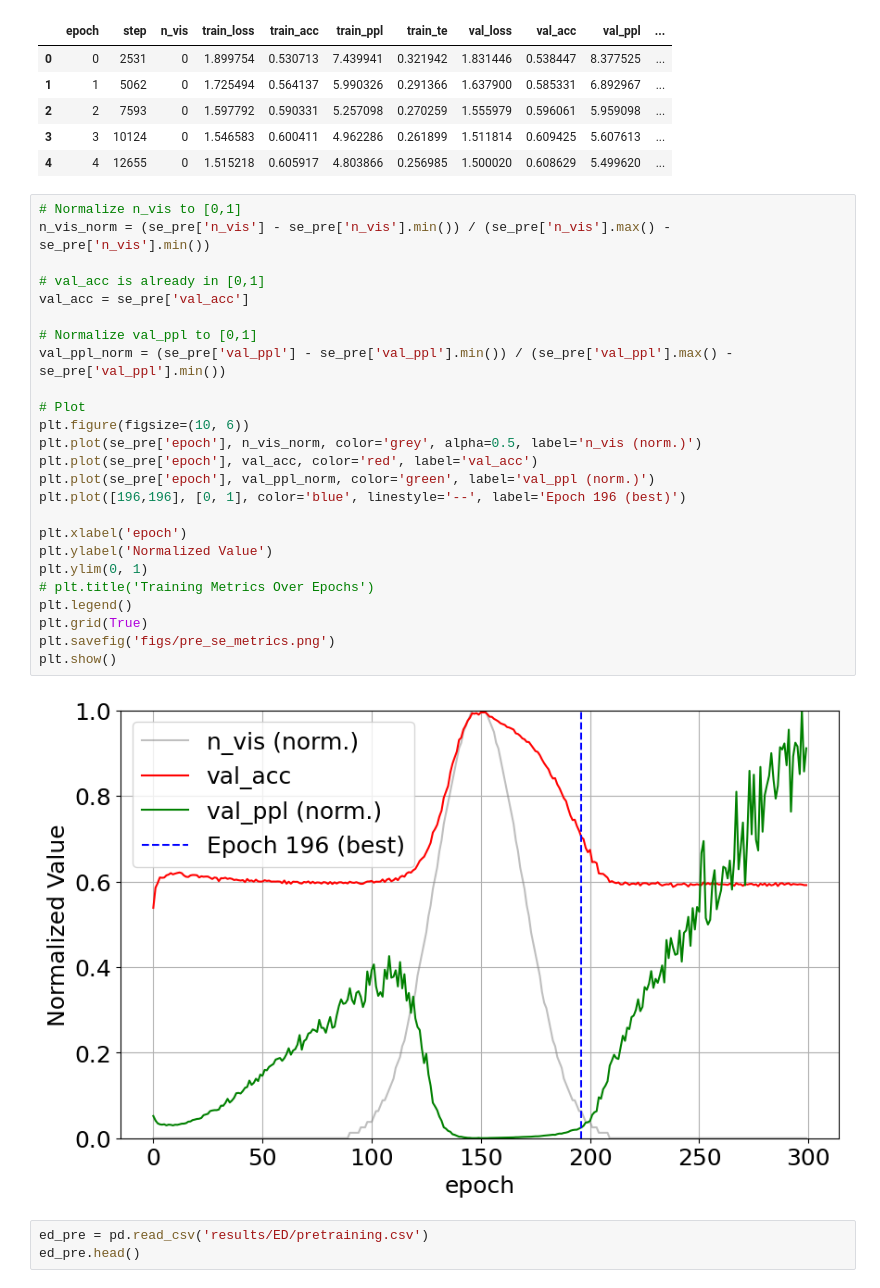
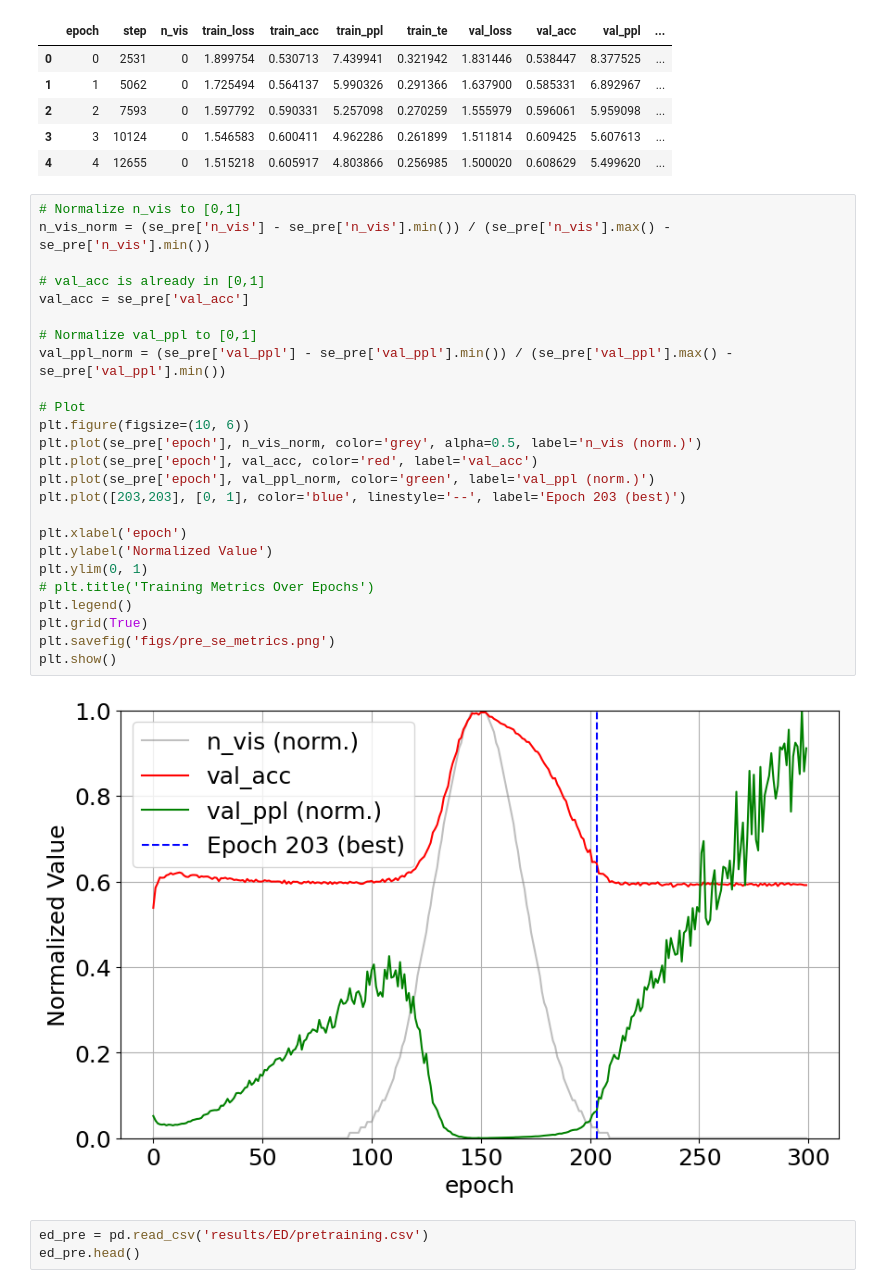
Before and after one commit to maximoskp/IdentityPreservingLatentGuidance, a Jupyter notebook: make_figs.ipynb, the cells around one changed output. Saved outputs shown, nothing was run; the diff lists cells and outputs as text.

Commit message:
new figures

```diff
--- a/make_figs.ipynb
+++ b/make_figs.ipynb
@@ -20,30 +20,30 @@ se_pre.head()
 # %%
 # Normalize n_vis to [0,1]
 n_vis_norm = (se_pre['n_vis'] - se_pre['n_vis'].min()) / (se_pre['n_vis'].max() - se_pre['n_vis'].min())
 
 # val_acc is already in [0,1]
 val_acc = se_pre['val_acc']
 
 # Normalize val_ppl to [0,1]
 val_ppl_norm = (se_pre['val_ppl'] - se_pre['val_ppl'].min()) / (se_pre['val_ppl'].max() - se_pre['val_ppl'].min())
 
 # Plot
 plt.figure(figsize=(10, 6))
 plt.plot(se_pre['epoch'], n_vis_norm, color='grey', alpha=0.5, label='n_vis (norm.)')
 plt.plot(se_pre['epoch'], val_acc, color='red', label='val_acc')
 plt.plot(se_pre['epoch'], val_ppl_norm, color='green', label='val_ppl (norm.)')
-plt.plot([196,196], [0, 1], color='blue', linestyle='--', label='Epoch 196 (best)')
+plt.plot([203,203], [0, 1], color='blue', linestyle='--', label='Epoch 203 (best)')
 
 plt.xlabel('epoch')
 plt.ylabel('Normalized Value')
 plt.ylim(0, 1)
 # plt.title('Training Metrics Over Epochs')
 plt.legend()
 plt.grid(True)
 plt.savefig('figs/pre_se_metrics.png')
 plt.show()
 # %% [output]
-[figure, old version]
+[figure, new version]
 # %%
 ed_pre = pd.read_csv('results/ED/pretraining.csv')
 ed_pre.head()
```
Also changed, not shown: parts of 1 cell of this notebook, 2 other files.
